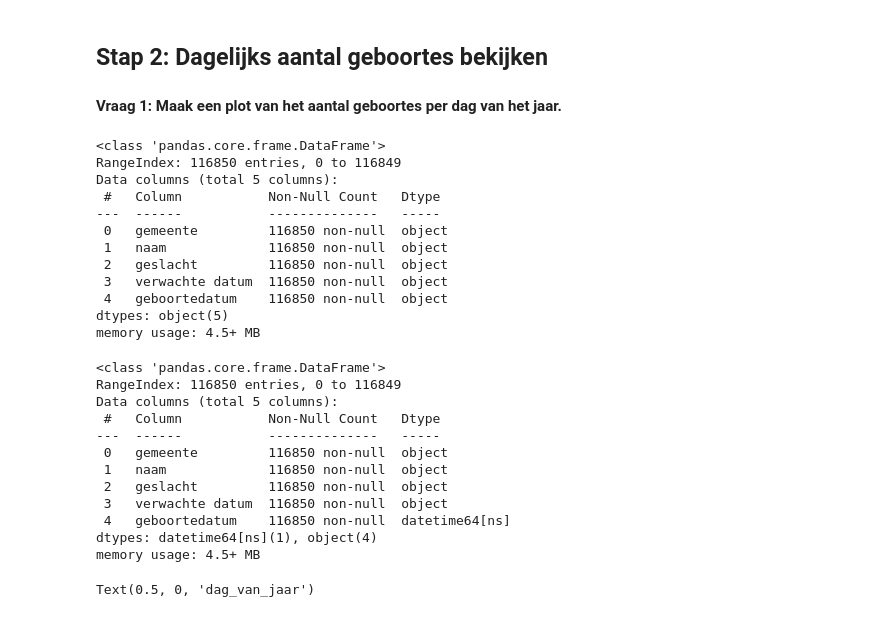
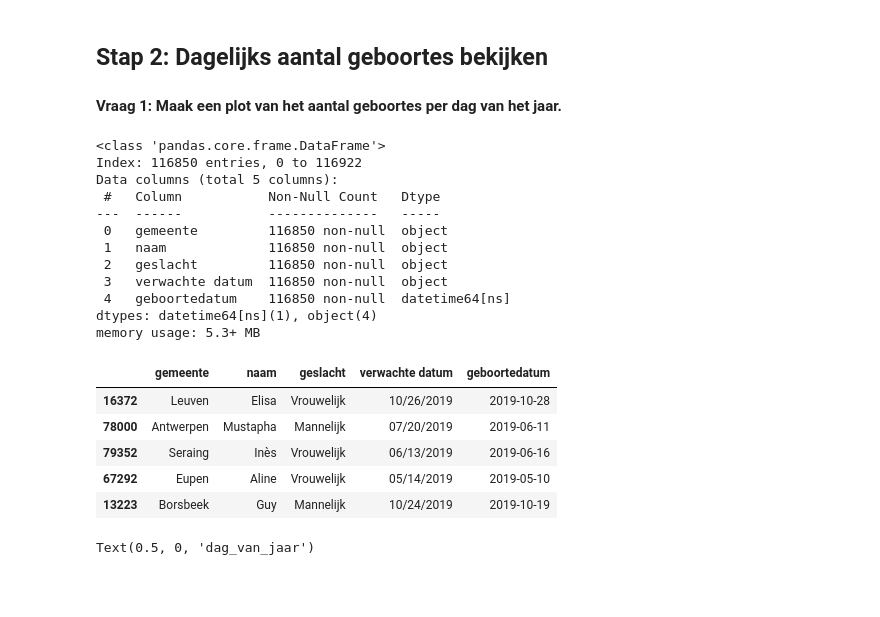
Before and after one commit to cdieltje/ExamenSyntra, a Jupyter notebook: notebooks/examen_deel1.ipynb, the cells around one changed output. Cells and saved outputs as stored; diff of their text form; code cells hidden in the pictures; blank space fills up the shorter version.

```diff
--- a/notebooks/examen_deel1.ipynb
+++ b/notebooks/examen_deel1.ipynb
@@ -156,0 +148,13 @@ df_birth.head(5)
+# %%
+# Convert 'geboortedatum' to datetime, setting errors='coerce' to handle invalid dates
+df_birth['geboortedatum'] = pd.to_datetime(df_birth['geboortedatum'], errors='coerce')
+
+# Make df_wrong: Filter rows where date is '2019-02-29' (= Na's after coercion)
+df_wrong = df_birth[df_birth['geboortedatum'].isna()].copy()
+
+# add motivation to dataframe
+df_wrong['motivatie'] = 'datum 2019-02-29 bestaat niet'
+print(len(df_wrong), 'rows with erroneous date 2019-2-29 were in the dataset')
+
+# in df_birth, get rid of rows where geboortedatum was 2019-2-29 (=Na's after coercion). Needs to be done after df_wrong has been mad.
+df_birth = df_birth[~df_birth['geboortedatum'].isna()].copy()
@@ -162,7 +176,7 @@ df_birth.head(5)
 df_birth.info()
 # %% [output]
 <class 'pandas.core.frame.DataFrame'>
-RangeIndex: 116850 entries, 0 to 116849
+Index: 116850 entries, 0 to 116922
 Data columns (total 5 columns):
  #   Column           Non-Null Count   Dtype
 ---  ------           --------------   -----
@@ -170,24 +184,18 @@ Data columns (total 5 columns):
  1   naam             116850 non-null  object
  2   geslacht         116850 non-null  object
  3   verwachte datum  116850 non-null  object
- 4   geboortedatum    116850 non-null  object
-dtypes: object(5)
-memory usage: 4.5+ MB
+ 4   geboortedatum    116850 non-null  datetime64[ns]
+dtypes: datetime64[ns](1), object(4)
+memory usage: 5.3+ MB
-# %%
-df_birth.info()
-# %% [output]
-<class 'pandas.core.frame.DataFrame'>
-RangeIndex: 116850 entries, 0 to 116849
-Data columns (total 5 columns):
- #   Column           Non-Null Count   Dtype
----  ------           --------------   -----
- 0   gemeente         116850 non-null  object
- 1   naam             116850 non-null  object
- 2   geslacht         116850 non-null  object
- 3   verwachte datum  116850 non-null  object
- 4   geboortedatum    116850 non-null  datetime64[ns]
-dtypes: datetime64[ns](1), object(4)
-memory usage: 4.5+ MB
+# %%
+df_birth.sample(5)
+# %% [output]
+|  | gemeente | naam | geslacht | verwachte datum | geboortedatum |
+| 16372 | Leuven | Elisa | Vrouwelijk | 10/26/2019 | 2019-10-28 |
+| 78000 | Antwerpen | Mustapha | Mannelijk | 07/20/2019 | 2019-06-11 |
+| 79352 | Seraing | Inès | Vrouwelijk | 06/13/2019 | 2019-06-16 |
+| 67292 | Eupen | Aline | Vrouwelijk | 05/14/2019 | 2019-05-10 |
+| 13223 | Borsbeek | Guy | Mannelijk | 10/24/2019 | 2019-10-19 |
 # %%
 # Change date type of 'geboortedatum' to datetime
 df_birth['geboortedatum'] = pd.to_datetime(df_birth['geboortedatum'],format = 'mixed')
```
Also changed, not shown: parts of 11 cells of this notebook.
